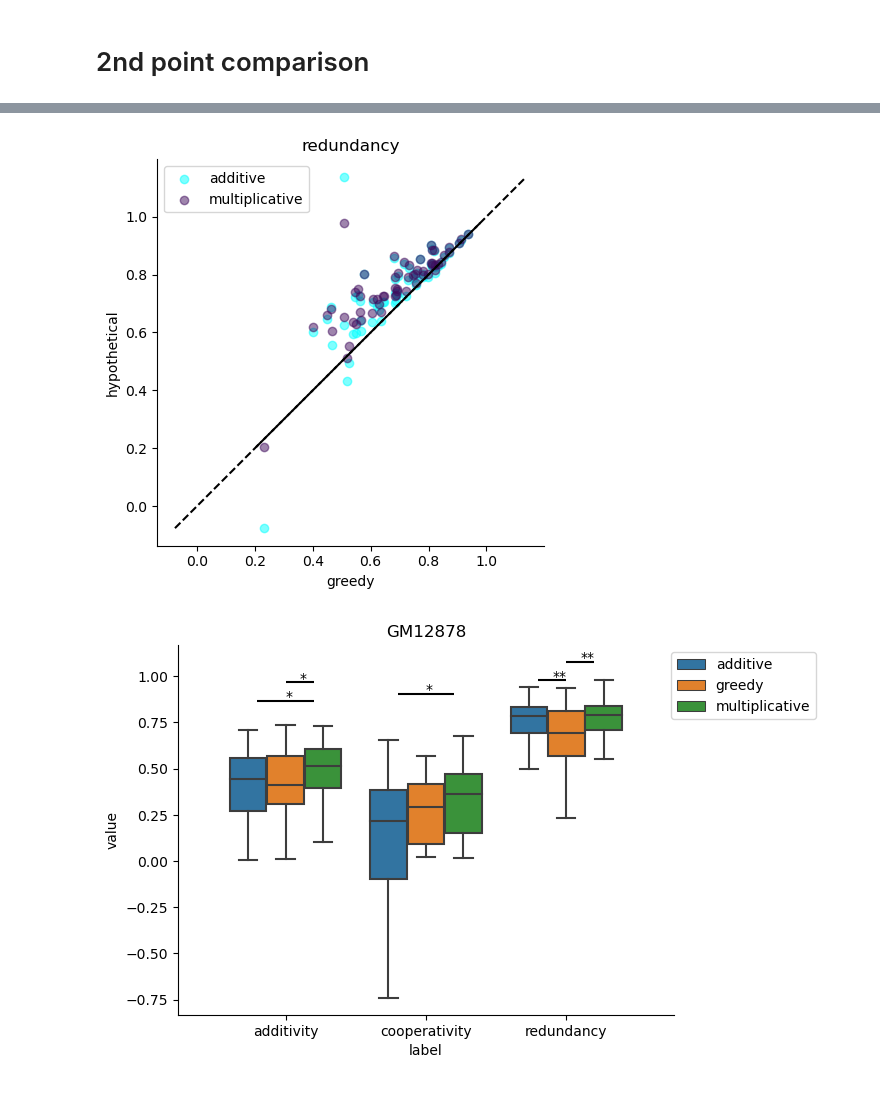
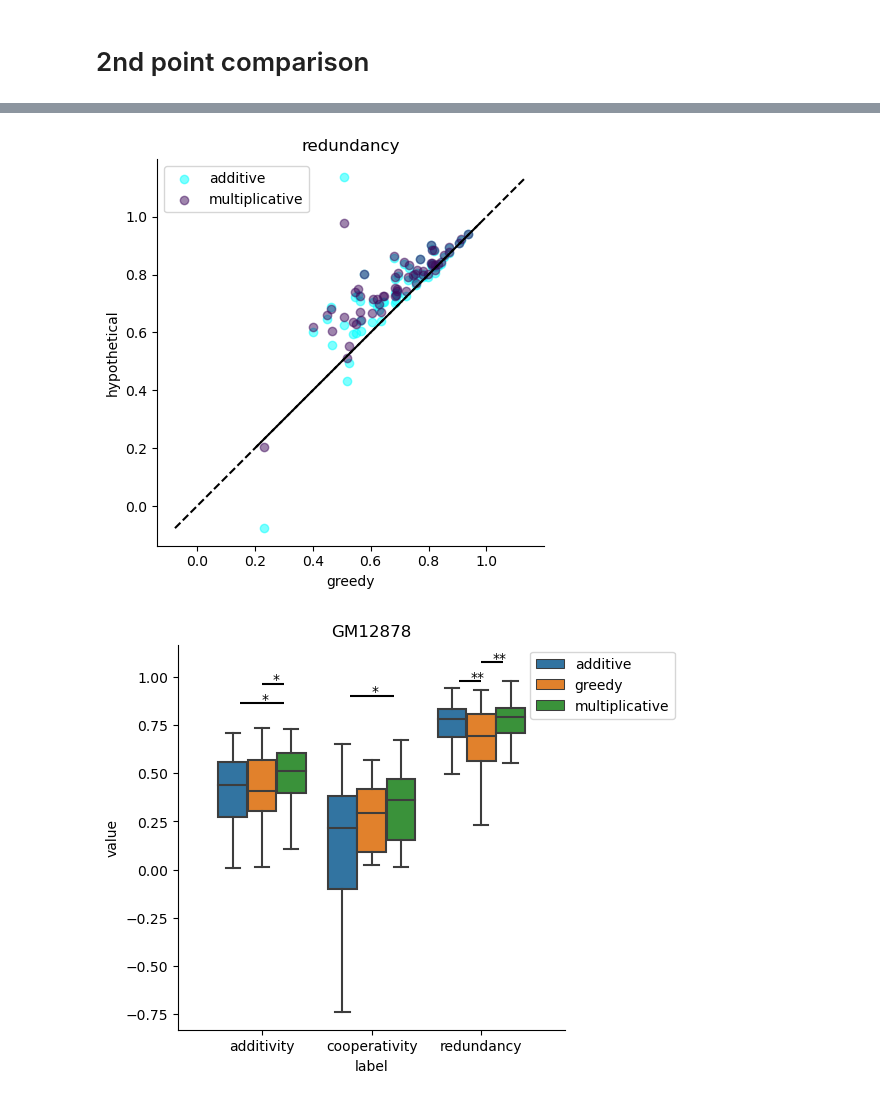
Before and after one commit to p-koo/creme-nn, a Jupyter notebook: figures/enhancer_greedy_search.ipynb, the cells around one changed output, grey strips where cells are left out. Cells and saved outputs as stored; diff of their text form; code cells hidden in the pictures.

```diff
--- a/figures/enhancer_greedy_search.ipynb
+++ b/figures/enhancer_greedy_search.ipynb
@@ -349,0 +256,19 @@ for cell_line in cell_lines:
+# %%
+color_map = {'enhancing': 'g', 'neutral':'b', 'silencing':'r'}
+for (cell_line), all_context_data in all_traces.groupby('cell_line'):
+
+    fig, ax = plt.subplots(1, 1, figsize=[4,4])
+    for context, data in all_context_data.groupby('context'):
+        data = data['log_trace'].values.reshape((data.shape[0]//N_iters, N_iters))
+
+        mean = data.mean(axis=0)
+        std = data.std(axis=0)
+        color = color_map[context]
+        ax.plot(mean, c=color, alpha=1, label=f'{context} N={data.shape[0]}')
+        ax.fill_between(range(data.shape[1]), mean-std, mean+std, alpha=0.1, color=color)
+
+    plt.legend(frameon=False, bbox_to_anchor=[1.6,1])
+    ax.spines['top'].set_visible(False)
+    ax.spines['right'].set_visible(False)
+    plt.title(cell_line)
+    fig.savefig(f'{pdf_dir}/{cell_line}_multiplicative_enhancer_search.pdf')
@@ -354,20 +283,24 @@ second_it_all = pd.read_csv(f'{summary_csv_dir}/{optimization_name}_second_itera
 # %%
 order=['additivity', 'cooperativity', 'redundancy']
 hue_order=['additive', 'greedy', 'multiplicative']
+context = 'enhancing'
+
 
 for cell_line, df_cell_line in second_it_all.groupby('cell_line'):
 
-    context = 'enhancing'
-    df_cell_line = df_cell_line[df_cell_line['context']==context]
+    df_cell_line = df_cell_line[df_cell_line['context']==context] # filter enhancing contexts only
     hypothetical_additive = []
     hypothetical_multiplicative = []
     greedy = []
     seq_ids = []
     for d, (_, data_point) in enumerate(df_cell_line.groupby('seq_id')):
-        assert data_point.shape == (4, 4), 'Bad dataframe shape'
+        # WT, p1=prediction when the 1st CRE is shuffled (based on iter1),
+        # p2=prediction when the 2nd CRE is shuffled (based on iter1),
+        # greedy_res = both 1st and 2nd CREs shuffled
         wt, p1, p2, greedy_res = (data_point.iloc[:, 0].values)
-        log_wt, log_p1, log_p2, _ = [np.log(i) for i in data_point.copy().iloc[:,0].values]
-        hypothetical_additive.append((wt + (p1 - wt) + (p2 - wt))/wt)
+        log_wt, log_p1, log_p2, _ = [np.log(i) for i in data_point.copy().iloc[:,0].values] # same but based on log values
+        # record everything
+        hypothetical_additive.append((wt + (p1 - wt) + (p2 - wt))/wt) # (WT + effectsize1 + effectsize2) / WT
         hypothetical_multiplicative.append((np.exp(log_wt + (log_p1 - log_wt) + (log_p2 - log_wt)))/wt)
         greedy.append(greedy_res/wt)
         seq_ids.append(data_point['seq_id']['wt'])
@@ -377,78 +310,69 @@ for cell_line, df_cell_line in second_it_all.groupby('cell_line'):
     df = df.merge(strata_ids, on='seq_id')
     data=df[['additive', 'multiplicative', 'greedy', 'label']].melt(value_vars=['additive', 'multiplicative', 'greedy'],
                                                                id_vars='label')
-    # sns.boxplot(data=data,
-    #        x='label', y='value', showfliers=False,
-    #             order=order,
-    #             hue='variable', hue_order=hue_order)
-    # plt.title(cell_line)
-    # plt.show()
 
-
+    # test box plot elements for significant differences using MannW
     annotations = []
-    for s_i, stratum in enumerate(order):
+    for s_i, stratum in enumerate(order): # for each group - 'additivity', 'cooperativity', 'redundancy'
         df_stratum = df[df['label']==stratum]
         y_counter = 0
-        for p, pair_index in enumerate(list(itertools.combinations(range(3), 2))):
+        for p, pair_index in enumerate(list(itertools.combinations(range(3), 2))): # for each pair
 
 
             model_type1, model_type2 = hue_order[pair_index[0]], hue_order[pair_index[1]]
             p_sign = utils.convert_pvalue_to_asterisks(scipy.stats.mannwhitneyu(df_stratum[model_type1].astype(float),
                                                                                 df_stratum[model_type2].astype(float))[1])
-            if p_sign!= 'ns':
+            if p_sign!= 'ns': # if significant
 
-
+                # compute hight of box removing outliers
                 Q1 = np.quantile(df_stratum['multiplicative'], 0.25)
                 Q3 = np.quantile(df_stratum['multiplicative'], 0.75)
-
                 IQR = Q3 - Q1
                 lim = Q3 + 1.5 * IQR
                 annotations.append([s_i-0.2, y_counter, pair_index, p_sign, lim*1.05])
-                y_counter += 0.1
+                y_counter += 0.1 # push the bar a bit up to avoid overlaps
+
+        # Plot scatterplots of greedy VS additive/multiplicative
         fig, ax = plt.subplots(1, 1)
-
         for p, (x, y) in enumerate([['greedy', 'additive'], ['greedy', 'multiplicative']]):
-
-
 
             ax.set_aspect('equal', adjustable='box')
             ax.scatter(df_stratum[x], df_stratum[y],color=['cyan', '#400c5d'][p], label=y, alpha=0.5)
-            ax.set_xlabel(x)
-            ax.set_ylabel('hypothetical')
-            # ax.set_ylabel(y)
 
-            # sns.scatterplot(data=df_stratum, x=x, y=y, edgecolor=None, alpha=0.3, color="#400c5d", ax=ax)
+            # add X=Y line
             min_point, max_point = df_stratum[[x, y]].min().min(), df_stratum[[x, y]].max().max()
             ax.plot([min_point, max_point], [min_point, max_point], color='k', linestyle='--')
             ax.set_title(stratum)
+            ax.set_xlabel(x)
+            ax.set_ylabel('hypothetical')
             ax.spines['top'].set_visible(False)
             ax.spines['right'].set_visible(False)
         plt.legend()
         plt.tight_layout()
+        fig.savefig(f"{pdf_dir}/2nd_point_comparison_{cell_line}_scatterplot_greedy_vs_hypothetical.pdf")
         plt.show()
 
-    ax=sns.boxplot(data=data, x='label', y='value', showfliers=False,
-                   hue='variable',
+    fig, ax = plt.subplots(1, 1, figsize=[5, 5])
+    sns.boxplot(data=data, x='label', y='value', showfliers=False,
+                   hue='variable', ax=ax,
                 order=order, hue_order=hue_order)
     # plt.title(f"{cell_line} {context}")
     for (s_i, y_counter, pair_index, p_sign, y_max) in annotations:
         x1, x2 = s_i+pair_index[0]*0.2, s_i+pair_index[1]*0.2
         y = y_max*0.9+y_counter
         plt.hlines(y, x1, x2, color='k')
         plt.annotate(p_sign, ((x1+x2)/2, y))
     plt.title(cell_line)
     ax.spines['top'].set_visible(False)
     ax.spines['right'].set_visible(False)
     plt.legend(bbox_to_anchor=[1.3, 1])
-
-
-
+    fig.savefig(f"{pdf_dir}/2nd_point_comparison_{cell_line}_boxplot.pdf")
     plt.show()
 # %% [output]
 [figure]
 [figure]
 [figure]
-[figure, old version]
+[figure, new version]
 [figure]
 [figure]
 [figure]
```
Also changed, not shown: parts of 10 cells of this notebook, 8 other files.
